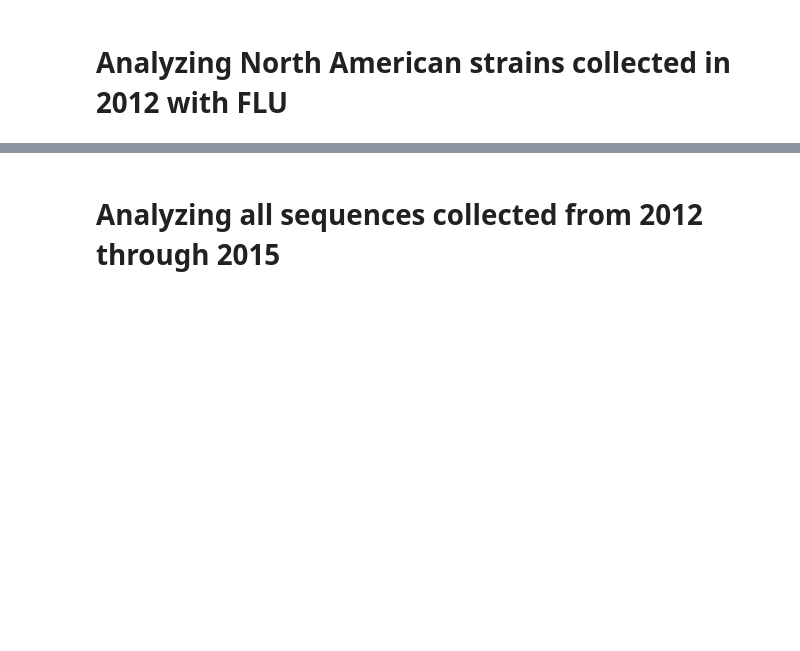
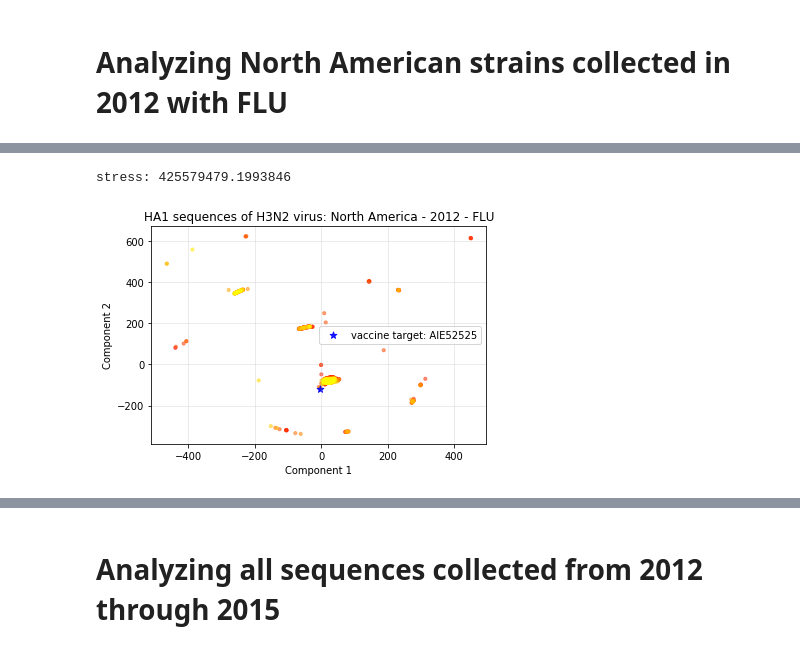
Before and after one commit to adamcweiner/flu-vax, a Jupyter notebook: fluv/dist_calc.ipynb, the cells around one changed output, grey strips where cells are left out. Drawn from its saved outputs; the diff is of its cells as text; code cells hidden in the pictures; blank space fills up the shorter version.

```diff
--- a/fluv/dist_calc.ipynb
+++ b/fluv/dist_calc.ipynb
@@ -95,28 +102,31 @@ distMat_2012 = D_2012_FLU.dist_mat()
 # %%
 mds = manifold.MDS(n_components=2, max_iter=8000, dissimilarity="precomputed", n_jobs=1)
 
 results = mds.fit(distMat_2012)
 pos = results.embedding_
 stress = results.stress_
 print('stress: ' +str(stress))
 
 cmap = mpl.cm.autumn # more options found here: https://matplotlib.org/tutorials/colors/colormaps.html
 autumn_map = plt.get_cmap('autumn')
 color_array = np.zeros((numSeq_2012,4))
 for ii in range(0,numSeq_2012):
     color_array[ii,:] = cmap(ii / float(numSeq_2012))
 
 pts = plt.scatter(pos[:, 0], pos[:, 1], color=color_array, cmap=autumn_map, s=10, alpha=0.5)
-plt.scatter(pos[1, 0], pos[1, 1], color='b', marker='*', s=50, alpha=0.9, label=('vaccine target: ' + str(labels[1])))
+plt.scatter(pos[1, 0], pos[1, 1], color='b', marker='*', s=50, alpha=0.9, label=('vaccine target: ' + str(labels_2012[1])))
 
 plt.legend()
 plt.xlabel('Component 1')
 plt.ylabel('Component 2')
 plt.grid(alpha=0.3)
 plt.title('HA1 sequences of H3N2 virus: North America - 2012 - FLU')
 #plt.colorbar(pts)
 #plt.colors.Colormap(labels, N=10)
 plt.show()
+# %% [output]
+stress: 425579479.1993846
+[figure, added]
 # %%
 tsne = manifold.TSNE(n_components=2, metric='precomputed')
 tsne_results = tsne.fit(distMat_2012)
```
Also changed, not shown: parts of 9 cells of this notebook, 1 other file.
